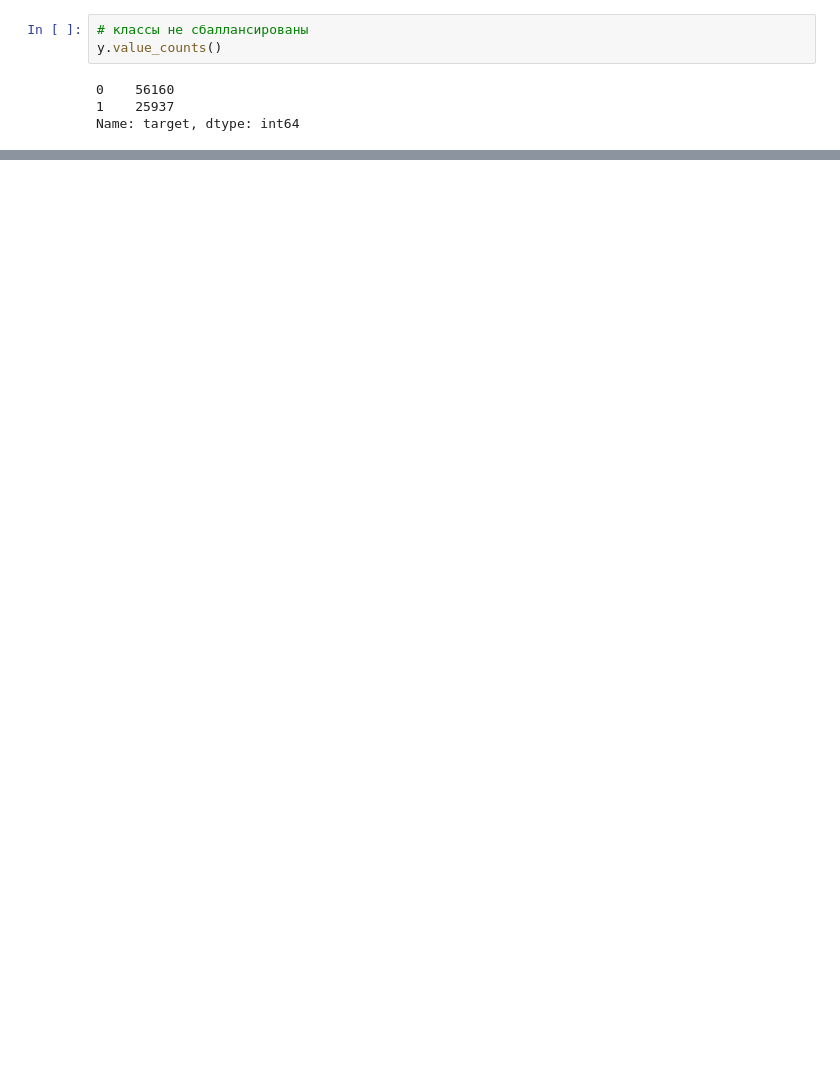
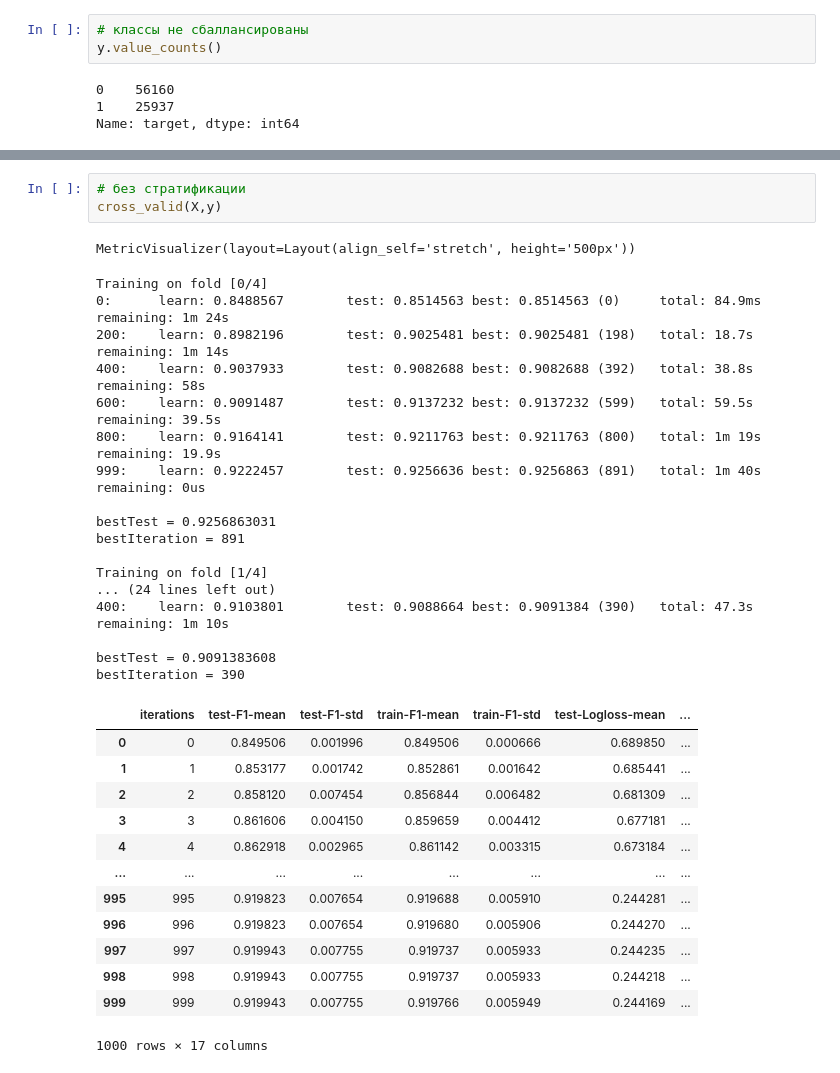
Before and after one commit to IvanovNA01/test_task_junior, a Jupyter notebook: test_to_jun1.ipynb, the cells around one changed output, grey strips where cells are left out. Cells and saved outputs as stored; diff of their text form; blank space fills up the shorter version.

```diff
--- a/test_to_jun1.ipynb
+++ b/test_to_jun1.ipynb
@@ -798,0 +847,35 @@ TypeError: __init__() got an unexpected keyword argument 'iid'
+# %%
+# без стратификации
+cross_valid(X,y)
+# %% [output]
+MetricVisualizer(layout=Layout(align_self='stretch', height='500px'))
+Training on fold [0/4]
+0:      learn: 0.8488567        test: 0.8514563 best: 0.8514563 (0)     total: 84.9ms   remaining: 1m 24s
+200:    learn: 0.8982196        test: 0.9025481 best: 0.9025481 (198)   total: 18.7s    remaining: 1m 14s
+400:    learn: 0.9037933        test: 0.9082688 best: 0.9082688 (392)   total: 38.8s    remaining: 58s
+600:    learn: 0.9091487        test: 0.9137232 best: 0.9137232 (599)   total: 59.5s    remaining: 39.5s
+800:    learn: 0.9164141        test: 0.9211763 best: 0.9211763 (800)   total: 1m 19s   remaining: 19.9s
+999:    learn: 0.9222457        test: 0.9256636 best: 0.9256863 (891)   total: 1m 40s   remaining: 0us
+
+bestTest = 0.9256863031
+bestIteration = 891
+
+Training on fold [1/4]
+... (24 lines left out)
+400:    learn: 0.9103801        test: 0.9088664 best: 0.9091384 (390)   total: 47.3s    remaining: 1m 10s
+
+bestTest = 0.9091383608
+bestIteration = 390
+|  | iterations | test-F1-mean | test-F1-std | train-F1-mean | train-F1-std | test-Logloss-mean | ... |
+| 0 | 0 | 0.849506 | 0.001996 | 0.849506 | 0.000666 | 0.689850 | ... |
+| 1 | 1 | 0.853177 | 0.001742 | 0.852861 | 0.001642 | 0.685441 | ... |
+| 2 | 2 | 0.858120 | 0.007454 | 0.856844 | 0.006482 | 0.681309 | ... |
+| 3 | 3 | 0.861606 | 0.004150 | 0.859659 | 0.004412 | 0.677181 | ... |
+| 4 | 4 | 0.862918 | 0.002965 | 0.861142 | 0.003315 | 0.673184 | ... |
+| ... | ... | ... | ... | ... | ... | ... | ... |
+| 995 | 995 | 0.919823 | 0.007654 | 0.919688 | 0.005910 | 0.244281 | ... |
+| 996 | 996 | 0.919823 | 0.007654 | 0.919680 | 0.005906 | 0.244270 | ... |
+| 997 | 997 | 0.919943 | 0.007755 | 0.919737 | 0.005933 | 0.244235 | ... |
+| 998 | 998 | 0.919943 | 0.007755 | 0.919737 | 0.005933 | 0.244218 | ... |
+| 999 | 999 | 0.919943 | 0.007755 | 0.919766 | 0.005949 | 0.244169 | ... |
+1000 rows × 17 columns
```
Also changed, not shown: parts of 17 cells of this notebook, 31 other files.
